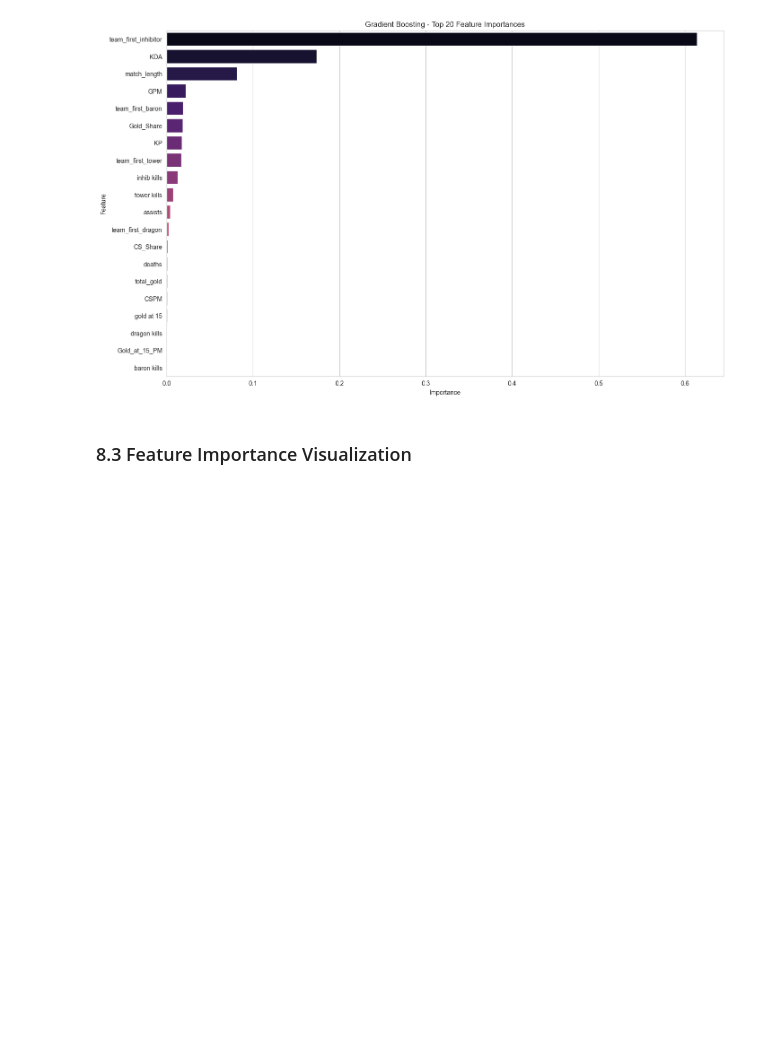
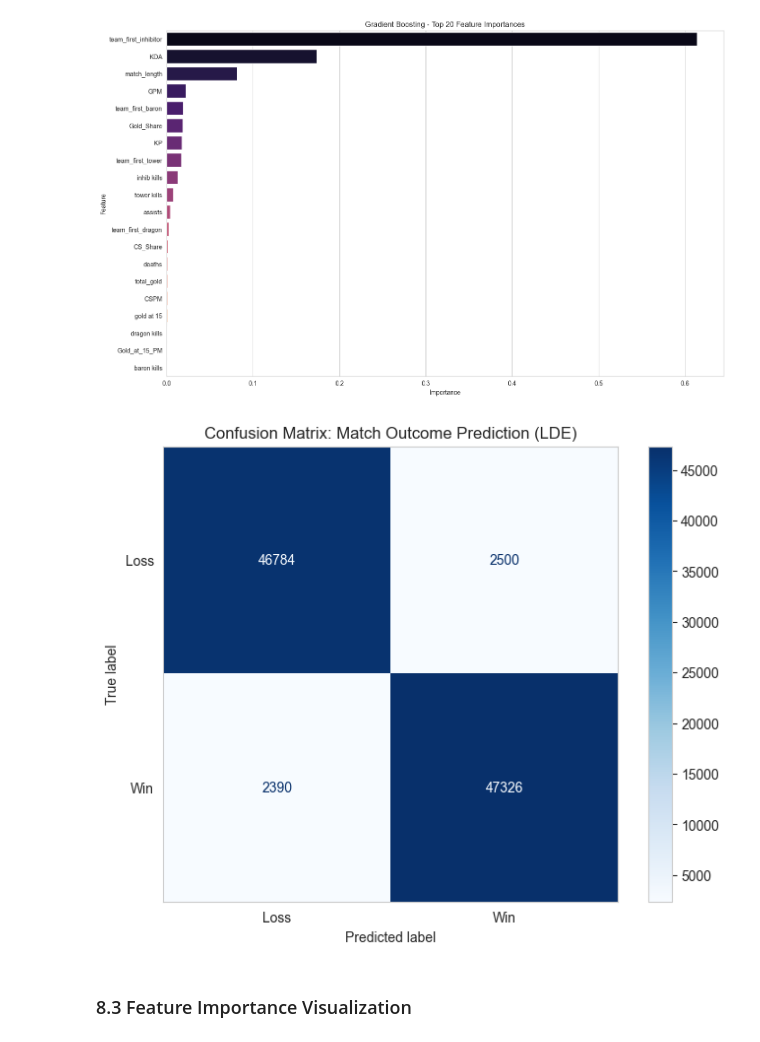
Before and after one commit to Brioflator/LOL-matches-outcome-EDA, a Jupyter notebook: GradientBoosting.ipynb, the cells around one changed output. Saved outputs shown, nothing was run; the diff lists cells and outputs as text; code cells hidden in the pictures; blank space fills up the shorter version.

```diff
--- a/GradientBoosting.ipynb
+++ b/GradientBoosting.ipynb
@@ -362,6 +362,31 @@ Passing `palette` without assigning `hue` is deprecated and will be removed in v
 
   sns.barplot(data=feat_df, x='Importance', y='Feature', palette='magma')
 [figure]
+# %%
+# ---------------------------------------------------------
+# 6. Model Evaluation - Confusion Matrix
+# ---------------------------------------------------------
+from sklearn.metrics import ConfusionMatrixDisplay
+
+# Assuming your model is named 'gb_model' and you have generated 'y_pred'
+# If you haven't predicted yet, uncomment the line below:
+# y_pred = gb_model.predict(test_data[columns_for_training])
+
+fig, ax = plt.subplots(figsize=(8, 6))
+
+ConfusionMatrixDisplay.from_predictions(
+    test_data['win'],
+    y_pred_gb,
+    display_labels=['Loss', 'Win'],
+    cmap=plt.cm.Blues,
+    ax=ax
+)
+
+plt.title(f'Confusion Matrix: Match Outcome Prediction ({dataset.upper()})')
+plt.grid(False) # Ensure grid lines don't overlap the matrix
+plt.show()
+# %% [output]
+[figure, added]
 # %% [markdown]
 ### 8.3 Feature Importance Visualization
 # %% [markdown]
```
Also changed, not shown: parts of 1 cell of this notebook.
